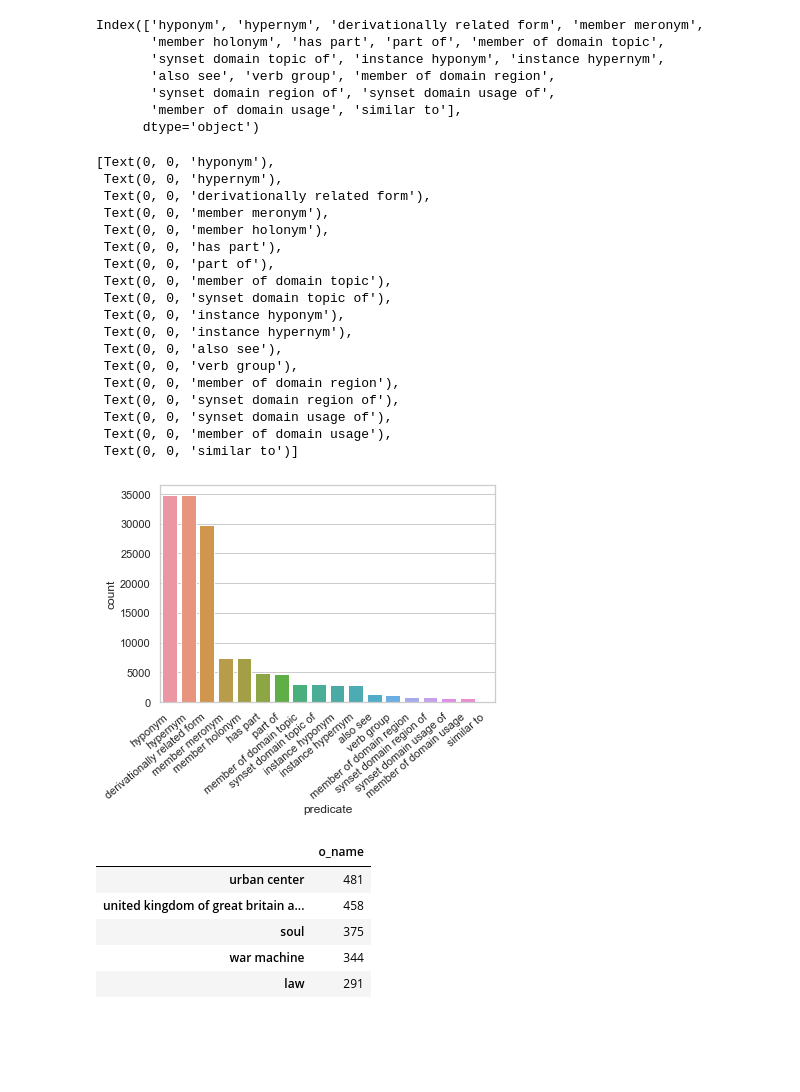
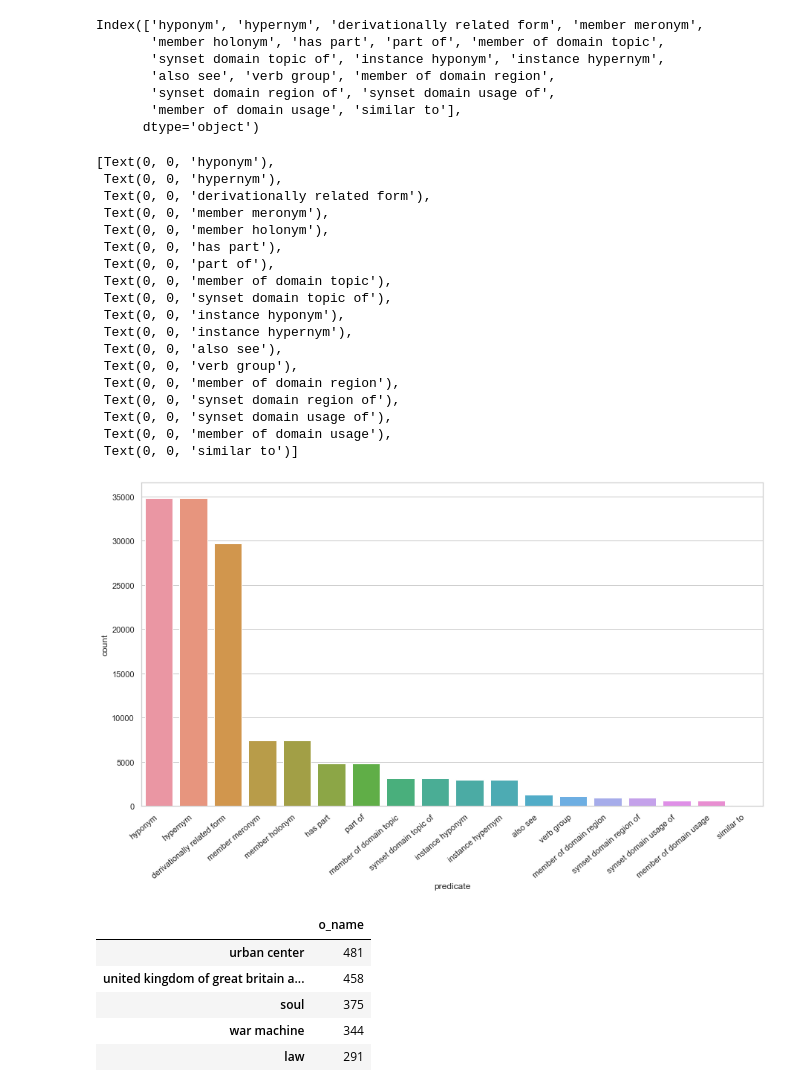
Before and after one commit to xhosaBoy/hyper-neural-tensorfactorisation, a Jupyter notebook: notebooks/WN18_Histogram.ipynb, the cells around one changed output. Saved outputs shown, nothing was run; the diff lists cells and outputs as text; code cells hidden in the pictures; blank space fills up the shorter version.

Commit message:
Data Visualisation
Fact summary statistics histograms

```diff
--- a/notebooks/WN18_Histogram.ipynb
+++ b/notebooks/WN18_Histogram.ipynb
@@ -276,28 +277,29 @@ Index(['hyponym', 'hypernym', 'derivationally related form', 'member meronym',
        'member of domain usage', 'similar to'],
       dtype='object')
 # %%
+plt.figure(figsize=(15, 8))
 ax = sns.countplot(x="predicate", data=fact, order = fact['predicate'].value_counts().index)
 ax.set_xticklabels(ax.get_xticklabels(), rotation=40, ha="right")
 # %% [output]
 [Text(0, 0, 'hyponym'),
  Text(0, 0, 'hypernym'),
  Text(0, 0, 'derivationally related form'),
  Text(0, 0, 'member meronym'),
  Text(0, 0, 'member holonym'),
  Text(0, 0, 'has part'),
  Text(0, 0, 'part of'),
  Text(0, 0, 'member of domain topic'),
  Text(0, 0, 'synset domain topic of'),
  Text(0, 0, 'instance hyponym'),
  Text(0, 0, 'instance hypernym'),
  Text(0, 0, 'also see'),
  Text(0, 0, 'verb group'),
  Text(0, 0, 'member of domain region'),
  Text(0, 0, 'synset domain region of'),
  Text(0, 0, 'synset domain usage of'),
  Text(0, 0, 'member of domain usage'),
  Text(0, 0, 'similar to')]
-[figure, old version]
+[figure, new version]
 # %%
 object_counts = fact['o_name'].value_counts().to_frame()
 object_counts.head()
```
Also changed, not shown: parts of 8 cells of this notebook.
